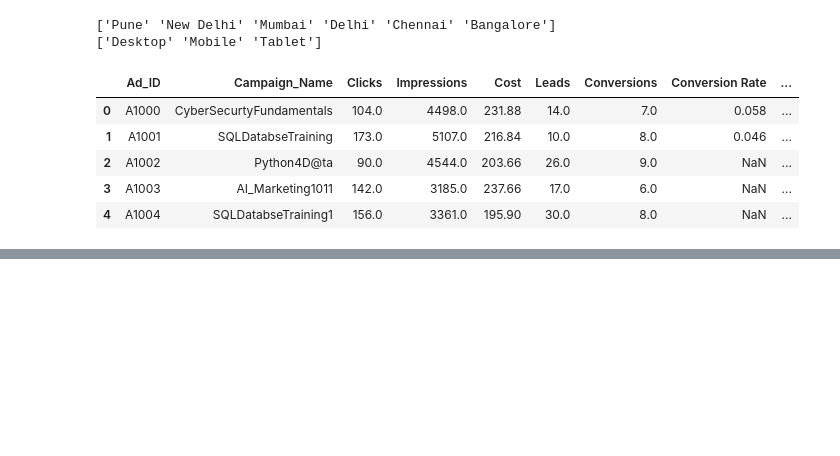
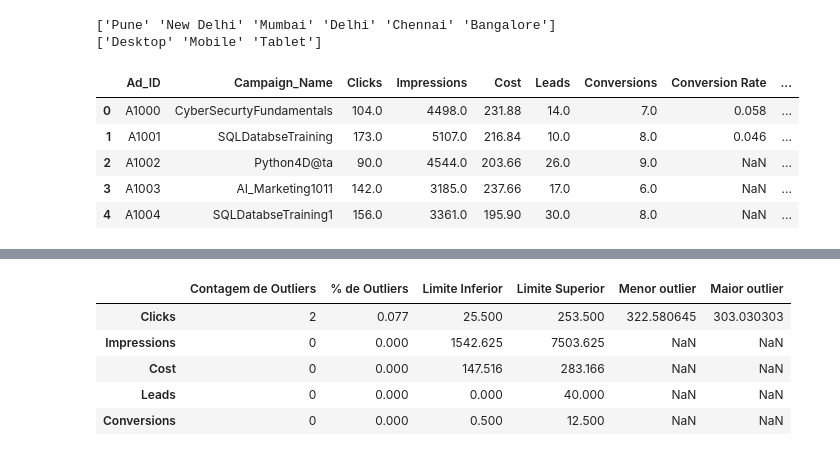
Before and after one commit to agnaldo-gonzaga/Data-Science-Learning, a Jupyter notebook: 02-Python/Notebooks/Limpeza_de_dados.ipynb, the cells around one changed output, grey strips where cells are left out. Drawn from its saved outputs; the diff is of its cells as text; code cells hidden in the pictures; blank space fills up the shorter version.

```diff
--- a/02-Python/Notebooks/Limpeza_de_dados.ipynb
+++ b/02-Python/Notebooks/Limpeza_de_dados.ipynb
@@ -150,0 +248,43 @@ df.head()
+# %%
+# Identificação de outliers com IQR  (Interquartile Range) é a distância entre o 1º e o 3º quartil dos dados, ou seja, representa os 50% centrais da distribuição.
+# Qualquer valor abaixo de Q1 - 1.5 * IQR ou acima de Q3 + 1.5 * IQR é considerado um outlier.
+
+outliers = {}
+
+# Filtragem por IQR
+for col in df_imputado.select_dtypes(include=["float64", "int64"]).columns:
+    Q1 = df_imputado[col].quantile(0.25)
+    Q3 = df_imputado[col].quantile(0.75)
+    IQR = Q3 - Q1
+    limite_inferior = Q1 - 1.5 * IQR
+    limite_superior = Q3 + 1.5 * IQR
+    filtro = (df_imputado[col] < limite_inferior) | (df_imputado[col] > limite_superior)
+    count = filtro.sum()
+
+    # Contagem de Outliers por coluna
+    if count > 0:
+        menor_valor = df_imputado.loc[filtro, col].min()
+        maior_valor = df_imputado.loc[filtro, col].max()
+    else:
+        maior_valor = None
+        menor_valor = None
+
+    # Construindo um dataframe com os Outliers encontrados
+    outliers[col] = {
+        "Contagem de Outliers": count,
+        "% de Outliers": ((count / len(df_imputado)) * 100).round(3),
+        "Limite Inferior": limite_inferior.round(3),
+        "Limite Superior": limite_superior.round(3),
+        "Menor outlier": maior_valor,
+        "Maior outlier": menor_valor
+    }
+
+outlier_df = pd.DataFrame.from_dict(outliers, orient="index")
+outlier_df.head()
+# %% [output]
+|  | Contagem de Outliers | % de Outliers | Limite Inferior | Limite Superior | Menor outlier | Maior outlier |
+| Clicks | 2 | 0.077 | 25.500 | 253.500 | 322.580645 | 303.030303 |
+| Impressions | 0 | 0.000 | 1542.625 | 7503.625 | NaN | NaN |
+| Cost | 0 | 0.000 | 147.516 | 283.166 | NaN | NaN |
+| Leads | 0 | 0.000 | 0.000 | 40.000 | NaN | NaN |
+| Conversions | 0 | 0.000 | 0.500 | 12.500 | NaN | NaN |
```
Also changed, not shown: parts of 12 cells of this notebook, 1 other file.
